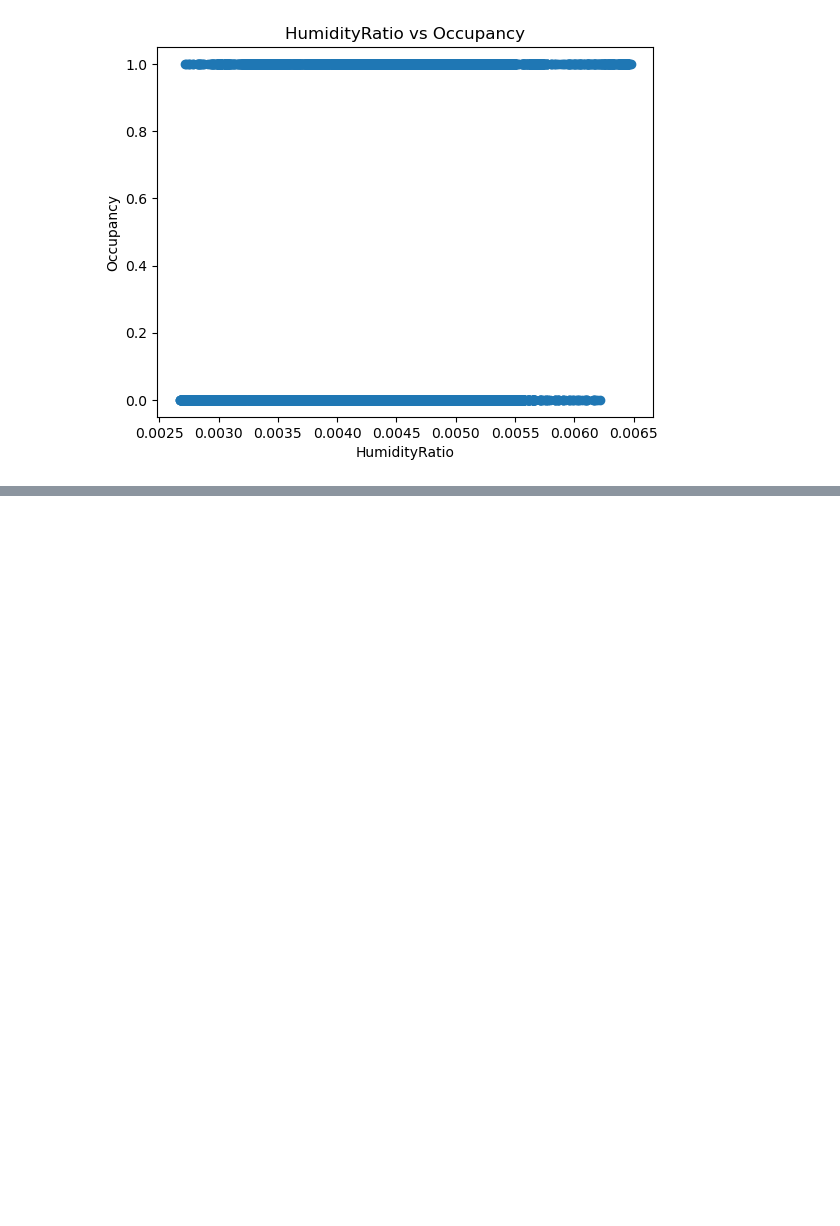
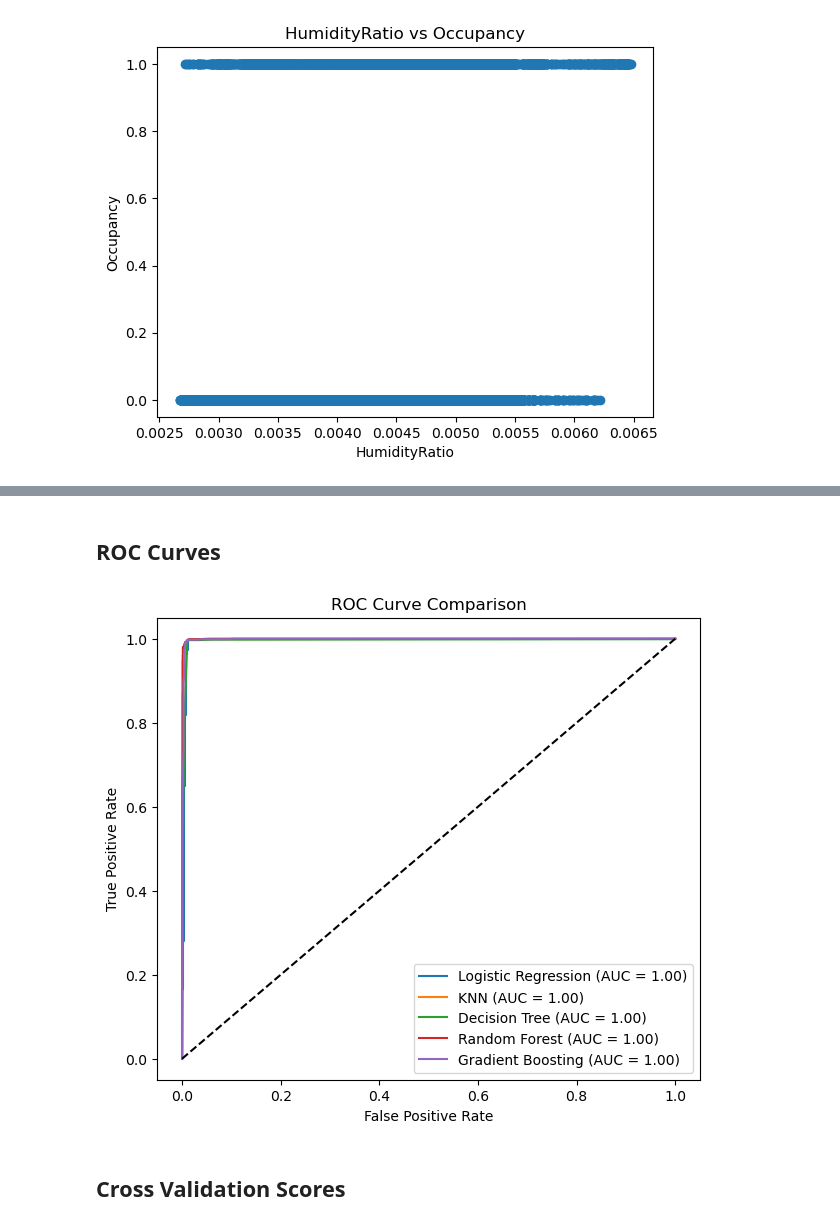
Before and after one commit to arka900/ml-zoomcamp-midproject, a Jupyter notebook: notebook.ipynb, the cells around one changed output, grey strips where cells are left out. Saved outputs shown, nothing was run; the diff lists cells and outputs as text; code cells hidden in the pictures; blank space fills up the shorter version.

```diff
--- a/notebook.ipynb
+++ b/notebook.ipynb
@@ -116,3 +119,8 @@ max        1.000000
+# %%
+y = y.dropna()
+# %%
+#dropping corresponding X values
+X = X.drop([8143, 10809])
 # %% [markdown]
 ## Basic EDA
 # %%
@@ -199,0 +194,2 @@ plt.show()
+# %%
+y = y.squeeze()
@@ -213,0 +263,16 @@ for col in X.columns:
+# %%
+models = {
+    "Logistic Regression": (LogisticRegression(max_iter=1000), True),
+    "KNN": (KNeighborsClassifier(n_neighbors=5), True),
+    "Decision Tree": (DecisionTreeClassifier(max_depth=5, random_state=42), False),
+    "Random Forest": (RandomForestClassifier(n_estimators=200, random_state=42), False),
+    "Gradient Boosting": (GradientBoostingClassifier(), False),
+}
+
+results = {}
+roc_probabilities = {}
+
+for name, (model, scaled) in models.items():
+    acc, probs = evaluate_model(model, X_train, X_test, y_train, y_test, scaled)
+    results[name] = acc
+    roc_probabilities[name] = probs
@@ -213,0 +310,20 @@ for col in X.columns:
+# %% [markdown]
+## ROC Curves
+# %%
+plt.figure(figsize=(7,6))
+
+for name, probs in roc_probabilities.items():
+    fpr, tpr, _ = roc_curve(y_test, probs)
+    roc_auc = auc(fpr, tpr)
+    plt.plot(fpr, tpr, label=f"{name} (AUC = {roc_auc:.2f})")
+
+plt.plot([0,1], [0,1], 'k--')
+plt.xlabel("False Positive Rate")
+plt.ylabel("True Positive Rate")
+plt.title("ROC Curve Comparison")
+plt.legend()
+plt.show()
+# %% [output]
+[figure, added]
+# %% [markdown]
+## Cross Validation Scores
```
Also changed, not shown: parts of 29 cells of this notebook, 2 other files.
